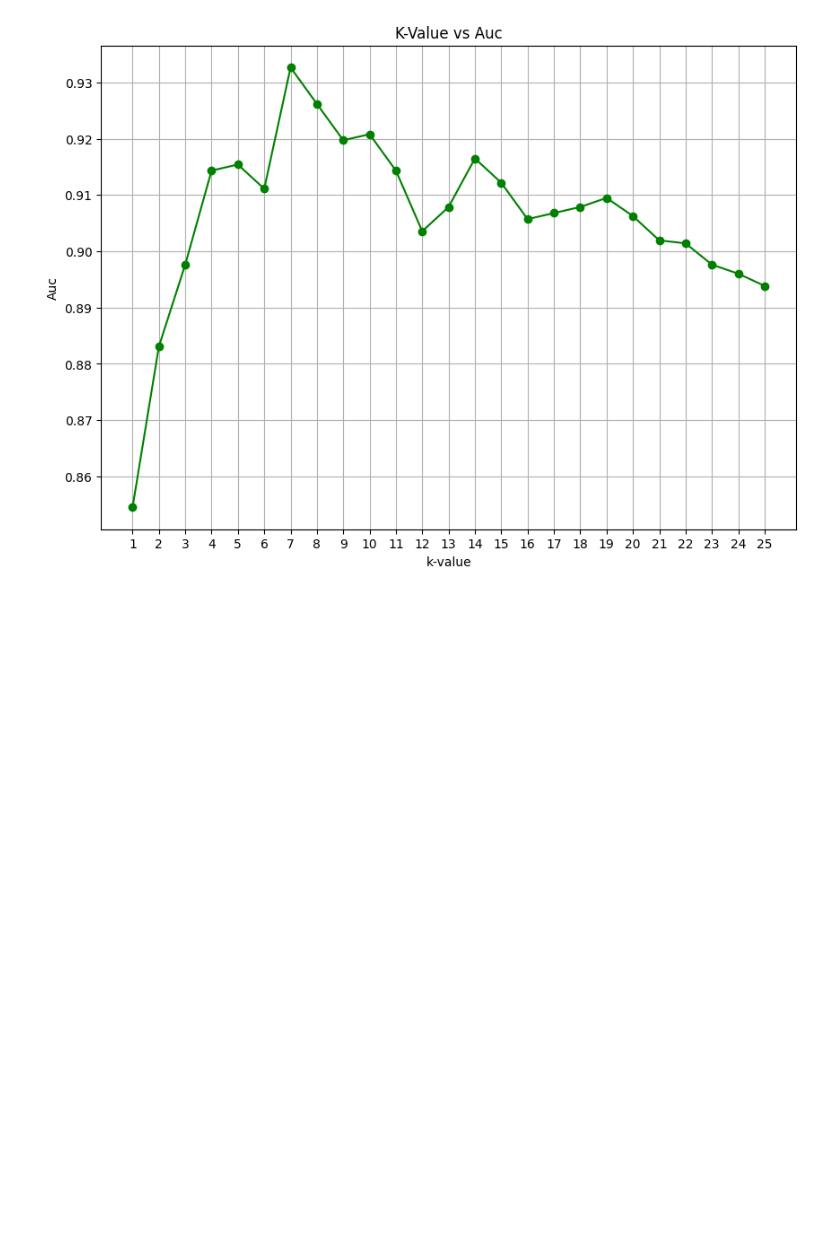
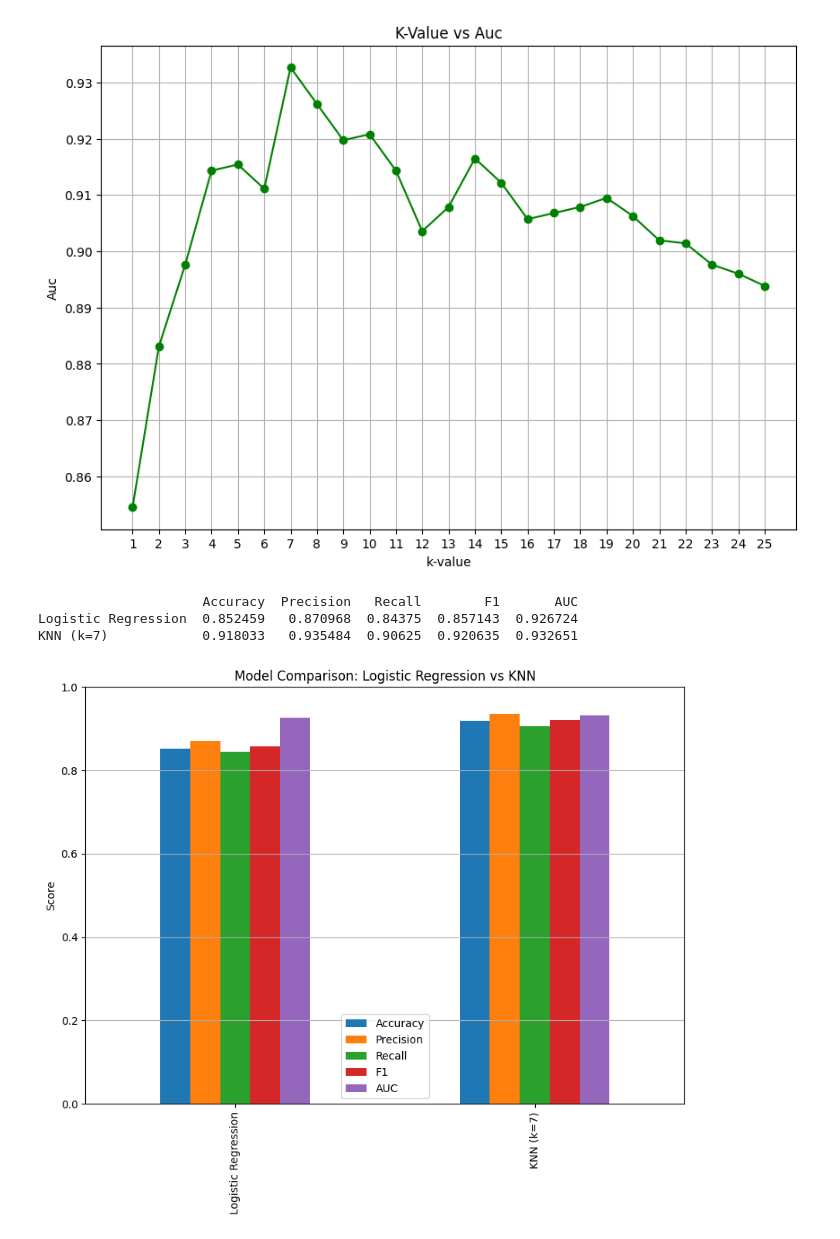
Before and after one commit to Abdullah-Jalal/heart-disease-prediction, a Jupyter notebook: ML_Heart.ipynb, the cells around one changed output. Drawn from its saved outputs; the diff is of its cells as text; code cells hidden in the pictures; blank space fills up the shorter version.

Commit message:
knn vs logistic stats

```diff
--- a/ML_Heart.ipynb
+++ b/ML_Heart.ipynb
@@ -175,3 +175,50 @@ plt.grid(True)
 plt.show()
 # %% [output]
 [figure]
+# %%
+from sklearn.metrics import accuracy_score, precision_score, recall_score, f1_score, roc_auc_score
+
+# ---- Logistic Regression ----
+y_pred_log = model.predict(X_test)
+y_prob_log = model.predict_proba(X_test)[:, 1]
+
+# ---- KNN (best k = 7) ----
+knn = KNeighborsClassifier(n_neighbors=7)
+knn.fit(X_train, y_train)
+y_pred_knn = knn.predict(X_test)
+y_prob_knn = knn.predict_proba(X_test)[:, 1]
+
+# ---- Collect Metrics ----
+results = {
+    "Logistic Regression": {
+        "Accuracy": accuracy_score(y_test, y_pred_log),
+        "Precision": precision_score(y_test, y_pred_log),
+        "Recall": recall_score(y_test, y_pred_log),
+        "F1": f1_score(y_test, y_pred_log),
+        "AUC": roc_auc_score(y_test, y_prob_log)
+    },
+    "KNN (k=7)": {
+        "Accuracy": accuracy_score(y_test, y_pred_knn),
+        "Precision": precision_score(y_test, y_pred_knn),
+        "Recall": recall_score(y_test, y_pred_knn),
+        "F1": f1_score(y_test, y_pred_knn),
+        "AUC": roc_auc_score(y_test, y_prob_knn)
+    }
+}
+
+# Convert to DataFrame
+df_results = pd.DataFrame(results).T
+print(df_results)
+
+# ---- Visualization ----
+df_results.plot(kind="bar", figsize=(10,7))
+plt.title("Model Comparison: Logistic Regression vs KNN")
+plt.ylabel("Score")
+plt.ylim(0,1)
+plt.grid(True, axis="y")
+plt.show()
+# %% [output]
+                     Accuracy  Precision   Recall        F1       AUC
+Logistic Regression  0.852459   0.870968  0.84375  0.857143  0.926724
+KNN (k=7)            0.918033   0.935484  0.90625  0.920635  0.932651
+[figure, added]
```
